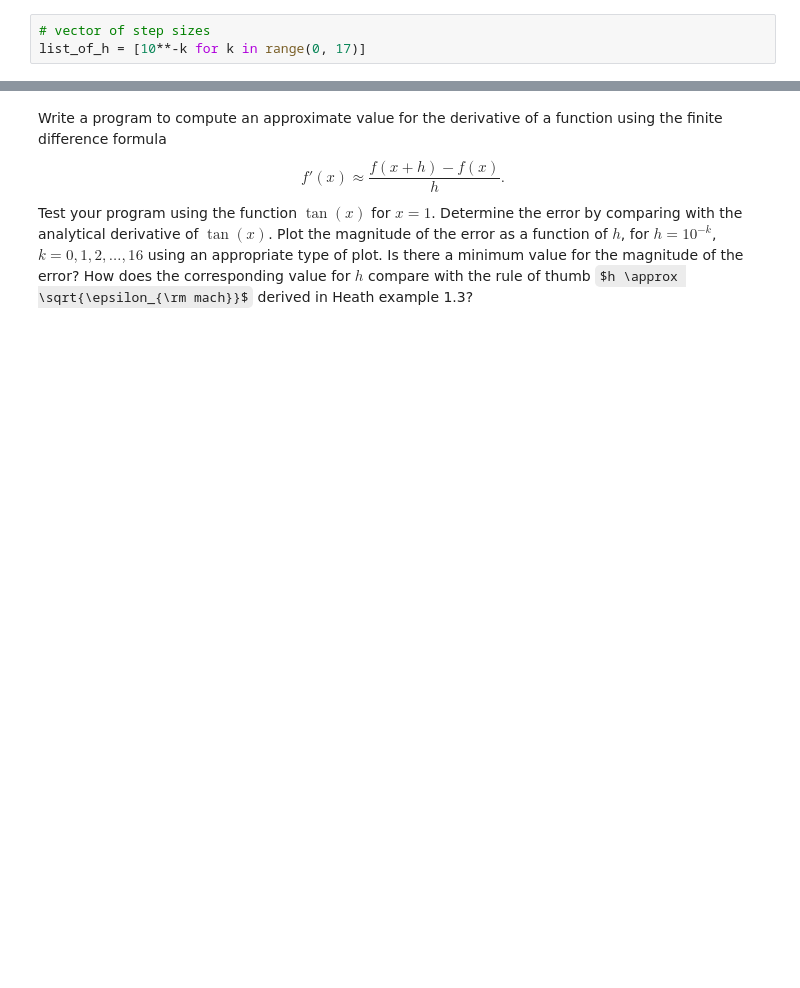
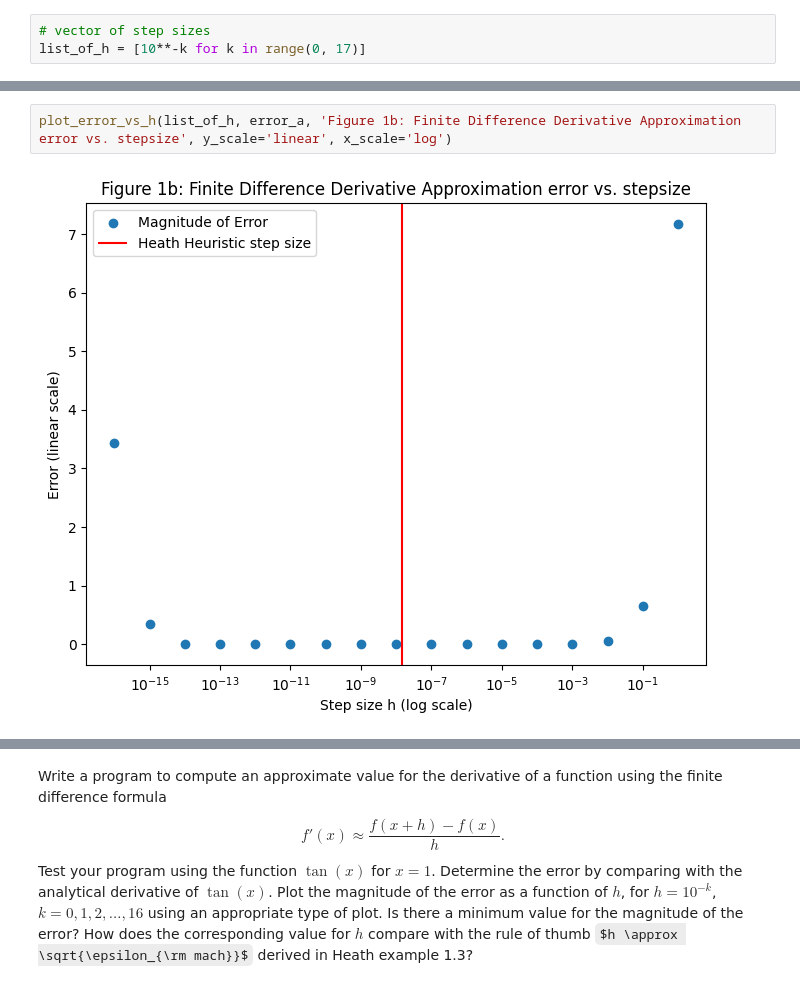
Before and after one commit to NitaiNijholt/NumericalAlgos, a Jupyter notebook: hw1_2023.ipynb, the cells around one changed output, grey strips where cells are left out. Drawn from its saved outputs; the diff is of its cells as text; some formulas as TeX source; blank space fills up the shorter version.

```diff
--- a/hw1_2023.ipynb
+++ b/hw1_2023.ipynb
@@ -157,0 +151,4 @@ plot_error_vs_h(list_of_h, error_a, 'Figure 1: Finite Difference Derivative Appr
+# %%
+plot_error_vs_h(list_of_h, error_a, 'Figure 1b: Finite Difference Derivative Approximation error vs. stepsize', y_scale='linear', x_scale='log')
+# %% [output]
+[figure, added]
```
Also changed, not shown: parts of 18 cells of this notebook.
